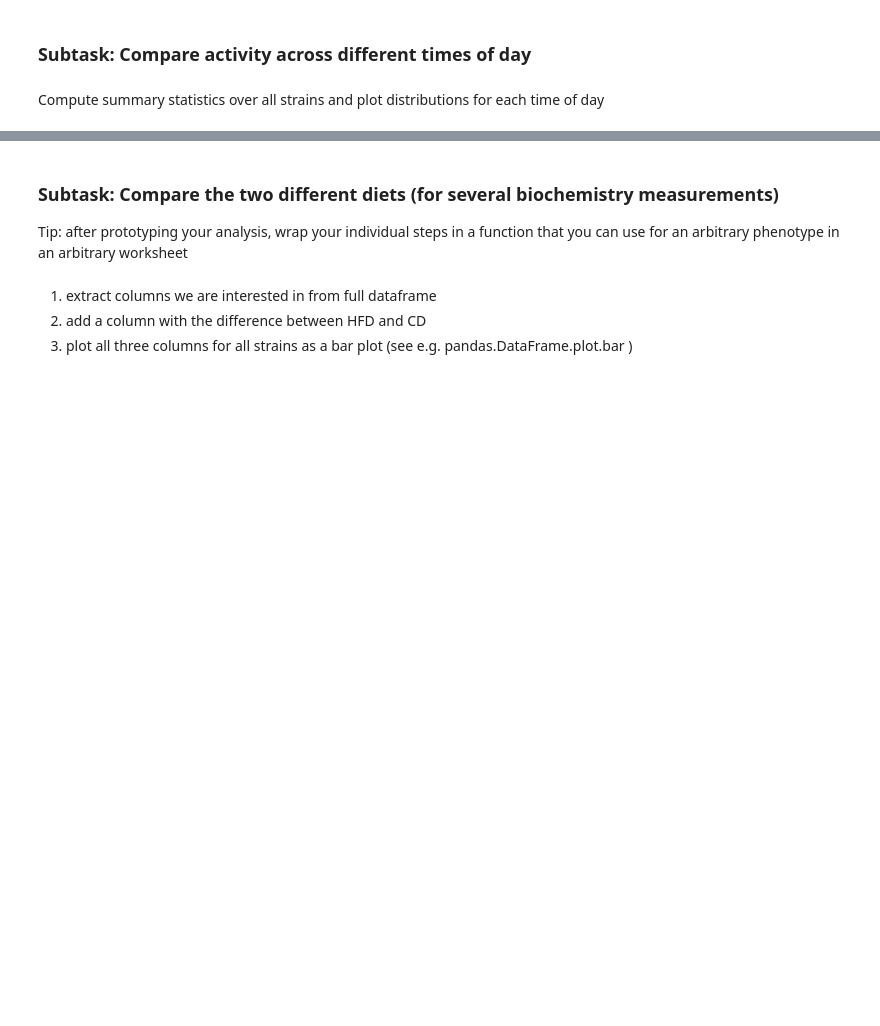
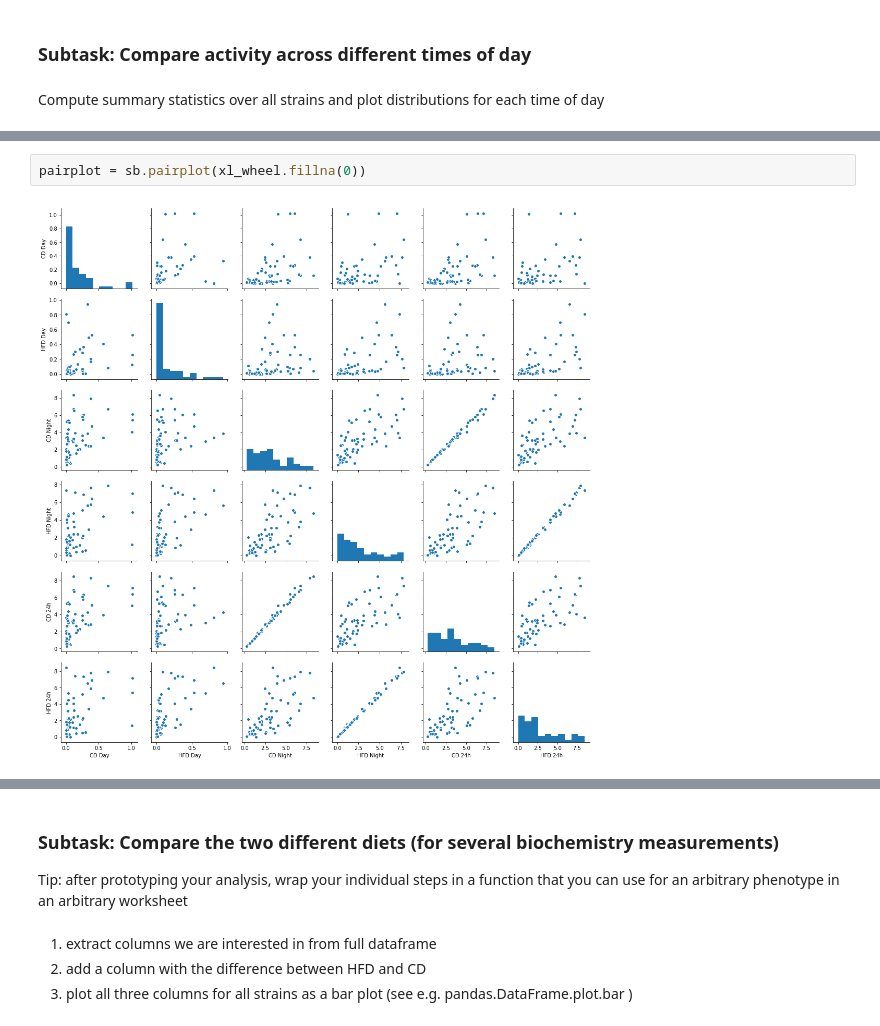
Before and after one commit to TrisKast/DataScience-Bioinformatics, a Jupyter notebook: notebooks/Day2_Exploratory_Analysis.ipynb, the cells around one changed output, grey strips where cells are left out. Cells and saved outputs as stored; diff of their text form; blank space fills up the shorter version.

```diff
--- a/notebooks/Day2_Exploratory_Analysis.ipynb
+++ b/notebooks/Day2_Exploratory_Analysis.ipynb
@@ -99,0 +288,4 @@ Compute summary statistics over all strains and plot distributions for each time
+# %%
+pairplot = sb.pairplot(xl_wheel.fillna(0))
+# %% [output]
+[figure, added]
```
Also changed, not shown: parts of 27 cells of this notebook.
